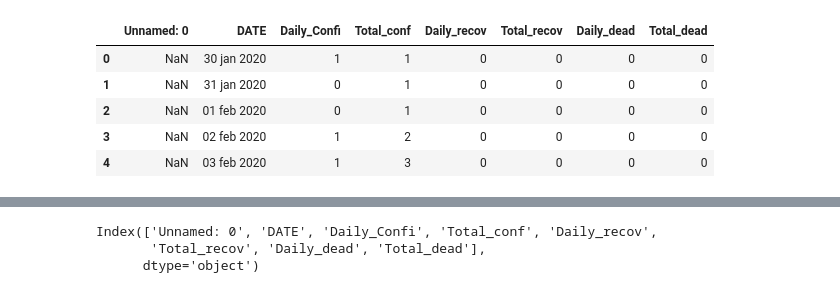
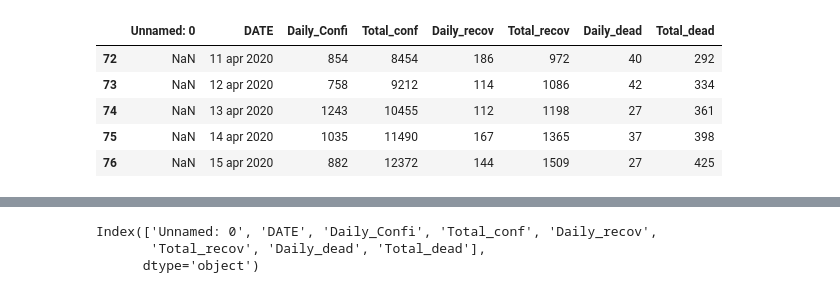
Before and after one commit to kundan1974/covid_data, a Jupyter notebook: Analysis14Apr.ipynb, the cells around one changed output, grey strips where cells are left out. Drawn from its saved outputs; the diff is of its cells as text; code cells hidden in the pictures.

```diff
--- a/Analysis14Apr.ipynb
+++ b/Analysis14Apr.ipynb
@@ -17,14 +25,14 @@ import plotly.figure_factory as ff
 # %%
 df = pd.read_csv("timeseries-covid.csv")
 # %%
-df.head()
+df.tail()
 # %% [output]
 |  | Unnamed: 0 | DATE | Daily_Confi | Total_conf | Daily_recov | Total_recov | Daily_dead | Total_dead |
-| 0 | NaN | 30 jan 2020 | 1 | 1 | 0 | 0 | 0 | 0 |
-| 1 | NaN | 31 jan 2020 | 0 | 1 | 0 | 0 | 0 | 0 |
-| 2 | NaN | 01 feb 2020 | 0 | 1 | 0 | 0 | 0 | 0 |
-| 3 | NaN | 02 feb 2020 | 1 | 2 | 0 | 0 | 0 | 0 |
-| 4 | NaN | 03 feb 2020 | 1 | 3 | 0 | 0 | 0 | 0 |
+| 72 | NaN | 11 apr 2020 | 854 | 8454 | 186 | 972 | 40 | 292 |
+| 73 | NaN | 12 apr 2020 | 758 | 9212 | 114 | 1086 | 42 | 334 |
+| 74 | NaN | 13 apr 2020 | 1243 | 10455 | 112 | 1198 | 27 | 361 |
+| 75 | NaN | 14 apr 2020 | 1035 | 11490 | 167 | 1365 | 37 | 398 |
+| 76 | NaN | 15 apr 2020 | 882 | 12372 | 144 | 1509 | 27 | 425 |
 # %%
 df.Total_dead.fillna(0,inplace=True)
 # %%
```
Also changed, not shown: parts of 47 cells of this notebook, 10 other files.
